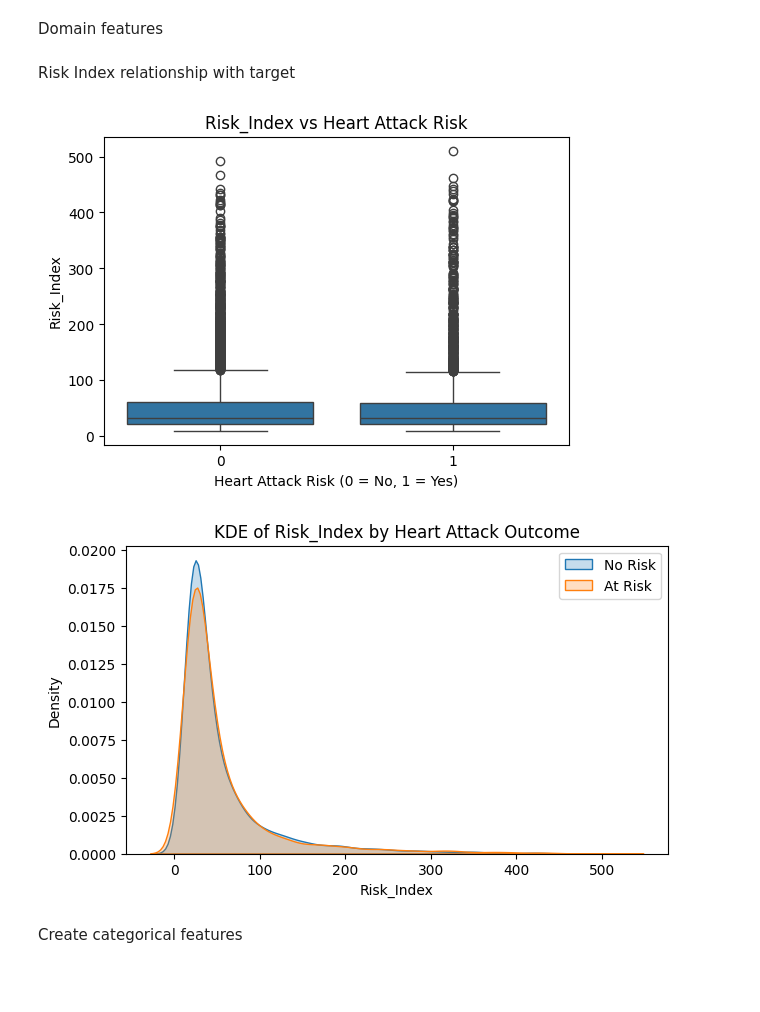
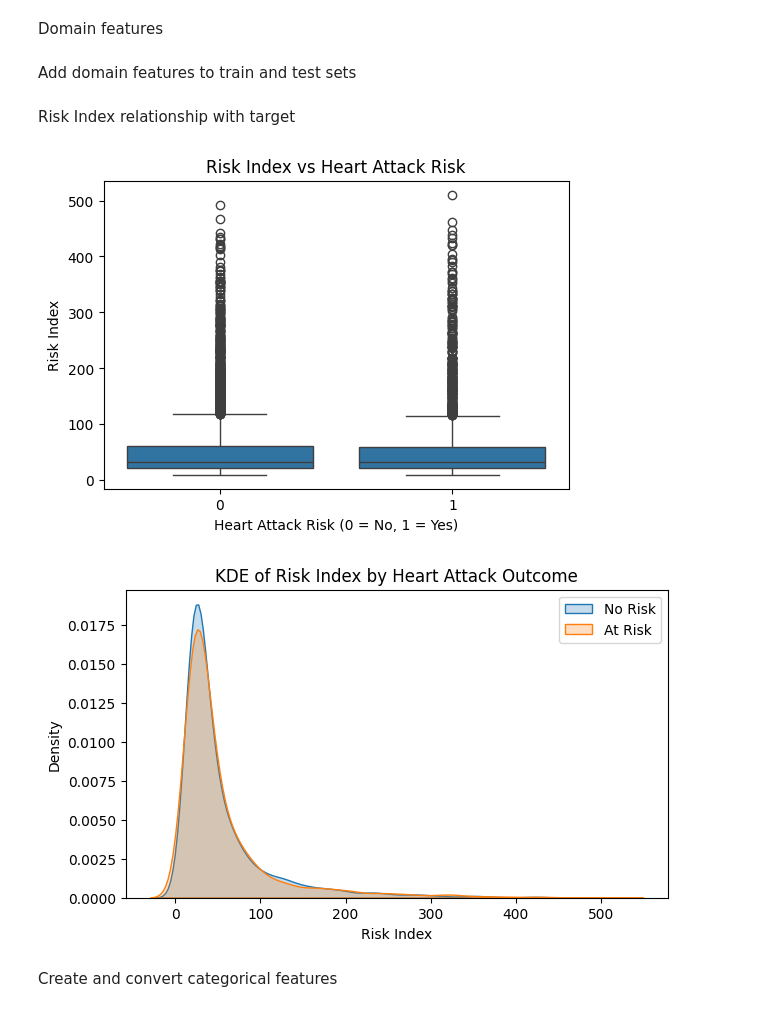
Before and after one commit to gibsongGH-SDS/SDS-CP043-cardiosentinel, a Jupyter notebook: advanced/submissions/team-members/greg-gibson/notebooks/CardioSentinel2_FeatureEngineering.ipynb, the cells around one changed output. Cells and saved outputs as stored; diff of their text form; code cells hidden in the pictures; blank space fills up the shorter version.

```diff
--- a/advanced/submissions/team-members/greg-gibson/notebooks/CardioSentinel2_FeatureEngineering.ipynb
+++ b/advanced/submissions/team-members/greg-gibson/notebooks/CardioSentinel2_FeatureEngineering.ipynb
@@ -245,3 +282,5 @@ numeric_cols = groups["numeric"]
 binary_cols = groups["binary"]
 categorical_cols = groups["categorical"]
 ordinal_cols = groups["ordinal"]
+
+target = "heart_attack_risk"
@@ -252,0 +315,4 @@ df[['Systolic', 'Diastolic']] = df['Blood Pressure'].str.split('/', expand=True)
+# %%
+# For baseline only (no high-cardinality country, no engineered features)
+X_train_base = X_train_full.drop(columns=["country"]).copy()
+X_test_base  = X_test_full.drop(columns=["country"]).copy()
@@ -285,0 +529,9 @@ df["Risk_Index"] = (df["Cholesterol"] + df["MAP"]) / (df["Exercise Hours Per Wee
+# %% [markdown]
+Add domain features to train and test sets
+# %%
+# Add domain-specific features to advanced datasets
+X_train_adv, metabolic_scaler = add_domain_features(
+    X_train_adv,
+    metabolic_scaler=None,
+    fit_metabolic_scaler=True
+)
@@ -286,23 +562,37 @@ df["Risk_Index"] = (df["Cholesterol"] + df["MAP"]) / (df["Exercise Hours Per Wee
 # %% [markdown]
 Risk Index relationship with target
 # %%
-# Boxplot of Risk_Index by Heart Attack Risk
+# Create a temporary DataFrame for plotting only
+plot_df = X_train_adv.copy()
+plot_df[target] = y_train.values  # align by index
+
 plt.figure(figsize=(6,4))
-sns.boxplot(data=df, x="Heart Attack Risk", y="Risk_Index")
-plt.title("Risk_Index vs Heart Attack Risk")
+sns.boxplot(data=plot_df, x=target, y="risk_index")
+plt.title("Risk Index vs Heart Attack Risk")
 plt.xlabel("Heart Attack Risk (0 = No, 1 = Yes)")
-plt.ylabel("Risk_Index")
+plt.ylabel("Risk Index")
 plt.show()
 # %% [output]
-[figure, old version]
+[figure, new version]
 # %%
-# KDE of Risk_Index by Heart Attack Outcome
+# KDE of Risk Index by Heart Attack Outcome
 plt.figure(figsize=(7,4))
-sns.kdeplot(data=df[df["Heart Attack Risk"]==0]["Risk_Index"], label="No Risk", fill=True)
-sns.kdeplot(data=df[df["Heart Attack Risk"]==1]["Risk_Index"], label="At Risk", fill=True)
-plt.title("KDE of Risk_Index by Heart Attack Outcome")
-plt.xlabel("Risk_Index")
+sns.kdeplot(
+    data=plot_df[plot_df[target] == 0],
+    x="risk_index",
+    label="No Risk",
+    fill=True
+)
+sns.kdeplot(
+    data=plot_df[plot_df[target] == 1],
+    x="risk_index",
+    label="At Risk",
+    fill=True
+)
+
+plt.title("KDE of Risk Index by Heart Attack Outcome")
+plt.xlabel("Risk Index")
 plt.legend()
 plt.show()
 # %% [output]
-[figure, old version]
+[figure, new version]
@@ -316,2 +599,2 @@ numeric_cols.extend([
 # %% [markdown]
-Create categorical features
+Create and convert categorical features
```
Also changed, not shown: parts of 93 cells of this notebook, 1 other file.
